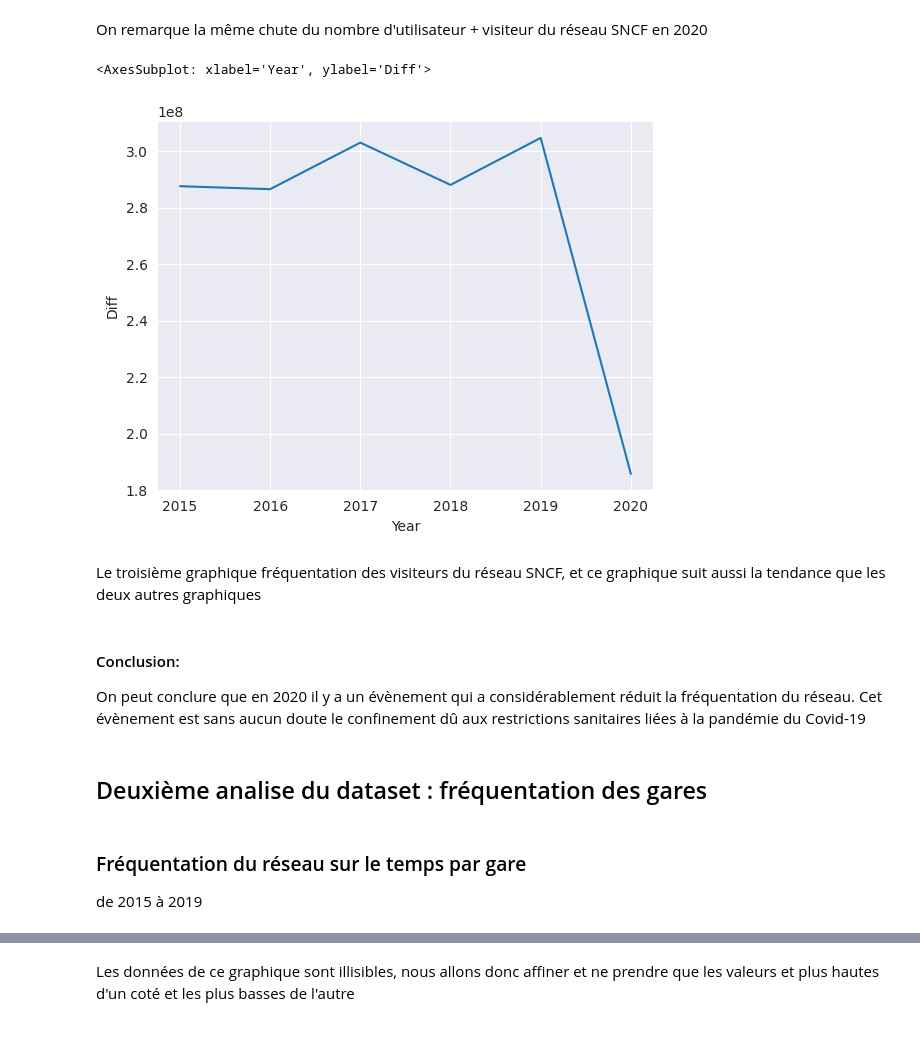
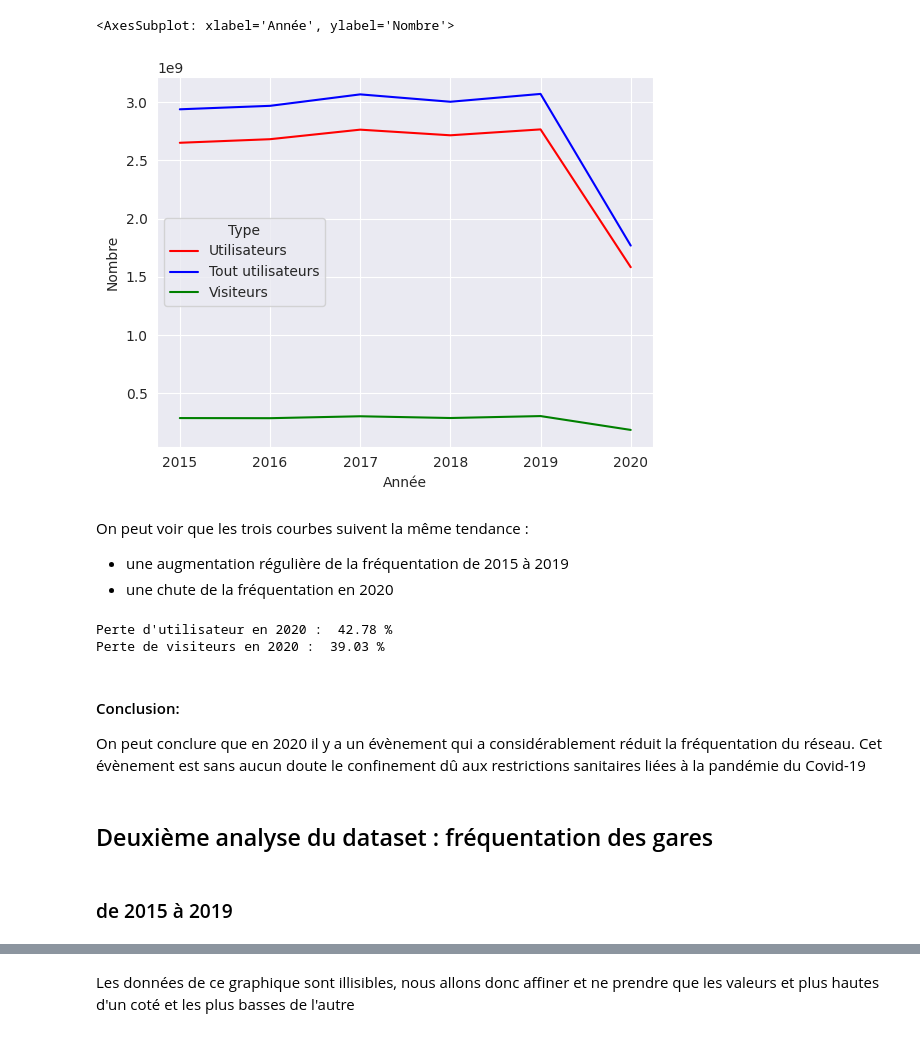
Before and after one commit to EdouardQ/H3Python, a Jupyter notebook: sncf.ipynb, the cells around one changed output, grey strips where cells are left out. Cells and saved outputs as stored; diff of their text form; code cells hidden in the pictures.

```diff
--- a/sncf.ipynb
+++ b/sncf.ipynb
@@ -31,12 +25,13 @@ On remarque une énorme chute du nombre d'utilisateur du réseau SNCF en 2020 (-
 # %%
 allUsersOverYears = dict()
-allUsersOverYears['2015'] = data['Total Voyageurs + Non voyageurs 2015'].sum()
-allUsersOverYears['2016'] = data['Total Voyageurs + Non voyageurs 2016'].sum()
-allUsersOverYears['2017'] = data['Total Voyageurs + Non voyageurs 2017'].sum()
-allUsersOverYears['2018'] = data['Total Voyageurs + Non voyageurs 2018'].sum()
-allUsersOverYears['2019'] = data['Total Voyageurs + Non voyageurs 2019'].sum()
-allUsersOverYears['2020'] = data['Total Voyageurs + Non voyageurs 2020'].sum()
+allUsersOverYears['2015'] = dataFreq['Total Voyageurs + Non voyageurs 2015'].sum()
+allUsersOverYears['2016'] = dataFreq['Total Voyageurs + Non voyageurs 2016'].sum()
+allUsersOverYears['2017'] = dataFreq['Total Voyageurs + Non voyageurs 2017'].sum()
+allUsersOverYears['2018'] = dataFreq['Total Voyageurs + Non voyageurs 2018'].sum()
+allUsersOverYears['2019'] = dataFreq['Total Voyageurs + Non voyageurs 2019'].sum()
+allUsersOverYears['2020'] = dataFreq['Total Voyageurs + Non voyageurs 2020'].sum()
 allUsersOverYearsDf = pd.DataFrame.from_dict(allUsersOverYears, orient='index')
 # rename columns
-allUsersOverYearsDf.index.names = ['Year']
-allUsersOverYearsDf = allUsersOverYearsDf.rename(columns = {0:'All Users'})
+allUsersOverYearsDf.index.names = ['Année']
+allUsersOverYearsDf = allUsersOverYearsDf.rename(columns = {0:'Nombre'})
+allUsersOverYearsDf['Type'] = "Tout utilisateurs"
@@ -48,31 +38,39 @@ sb.lineplot(data=allUsersOverYearsDf, x="Year", y="All Users")
-# %% [markdown]
-On remarque la même chute du nombre d'utilisateur + visiteur du réseau SNCF en 2020
 # %%
-diffUsersandAllUsersOverYears = dict()
-diffUsersandAllUsersOverYears['2015'] = allUsersOverYears['2015'] - usersOverYears['2015']
-diffUsersandAllUsersOverYears['2016'] = allUsersOverYears['2016'] - usersOverYears['2016']
-diffUsersandAllUsersOverYears['2017'] = allUsersOverYears['2017'] - usersOverYears['2017']
-diffUsersandAllUsersOverYears['2018'] = allUsersOverYears['2018'] - usersOverYears['2018']
-diffUsersandAllUsersOverYears['2019'] = allUsersOverYears['2019'] - usersOverYears['2019']
-diffUsersandAllUsersOverYears['2020'] = allUsersOverYears['2020'] - usersOverYears['2020']
-diffUsersandAllUsersOverYearsDf = pd.DataFrame.from_dict(diffUsersandAllUsersOverYears, orient='index')
+visitorsOverYears = dict()
+visitorsOverYears['2015'] = allUsersOverYears['2015'] - usersOverYears['2015']
+visitorsOverYears['2016'] = allUsersOverYears['2016'] - usersOverYears['2016']
+visitorsOverYears['2017'] = allUsersOverYears['2017'] - usersOverYears['2017']
+visitorsOverYears['2018'] = allUsersOverYears['2018'] - usersOverYears['2018']
+visitorsOverYears['2019'] = allUsersOverYears['2019'] - usersOverYears['2019']
+visitorsOverYears['2020'] = allUsersOverYears['2020'] - usersOverYears['2020']
+visitorsOverYearsDf = pd.DataFrame.from_dict(visitorsOverYears, orient='index')
 # rename columns
-diffUsersandAllUsersOverYearsDf.index.names = ['Year']
-diffUsersandAllUsersOverYearsDf = diffUsersandAllUsersOverYearsDf.rename(columns = {0:'Diff'})
+visitorsOverYearsDf.index.names = ['Année']
+visitorsOverYearsDf = visitorsOverYearsDf.rename(columns = {0:'Nombre'})
+visitorsOverYearsDf['Type'] = "Visiteurs"
-# %%
-sb.lineplot(data=diffUsersandAllUsersOverYearsDf, x="Year", y="Diff")
-# %% [output]
-<AxesSubplot: xlabel='Year', ylabel='Diff'>
-[figure, removed]
-# %% [markdown]
-Le troisième graphique fréquentation des visiteurs du réseau SNCF, et ce graphique suit aussi la tendance que les deux autres graphiques
+# %%
+sb.lineplot(data=usersOverYearsDf, x='Année', y='Nombre', hue='Type', palette=['r'])
+sb.lineplot(data=allUsersOverYearsDf, x='Année', y='Nombre', hue='Type', palette=['b'])
+sb.lineplot(data=visitorsOverYearsDf, x='Année', y='Nombre', hue='Type', palette=['g'])
+# %% [output]
+<AxesSubplot: xlabel='Année', ylabel='Nombre'>
+[figure, added]
+# %% [markdown]
+On peut voir que les trois courbes suivent la même tendance :
+   - une augmentation régulière de la fréquentation de 2015 à 2019
+   - une chute de la fréquentation en 2020
+# %%
+print("Perte d'utilisateur en 2020 : ", ((1-usersOverYears['2020']/usersOverYears['2019'])*100).round(2), '%')
+print("Perte de visiteurs en 2020 : ", ((1-visitorsOverYears['2020']/visitorsOverYears['2019'])*100).round(2), '%')
+# %% [output]
+Perte d'utilisateur en 2020 :  42.78 %
+Perte de visiteurs en 2020 :  39.03 %
 # %% [markdown]
 #### Conclusion:
 On peut conclure que en 2020 il y a un évènement qui a considérablement réduit la fréquentation du réseau. Cet évènement est sans aucun doute le confinement dû aux restrictions sanitaires liées à la pandémie du Covid-19
 # %% [markdown]
-## Deuxième analise du dataset : fréquentation des gares
+## Deuxième analyse du dataset : fréquentation des gares
 # %% [markdown]
-### Fréquentation du réseau sur le temps par gare
-de 2015 à 2019
+### de 2015 à 2019
 # %%
 moyUsers = []
```
Also changed, not shown: parts of 19 cells of this notebook.
